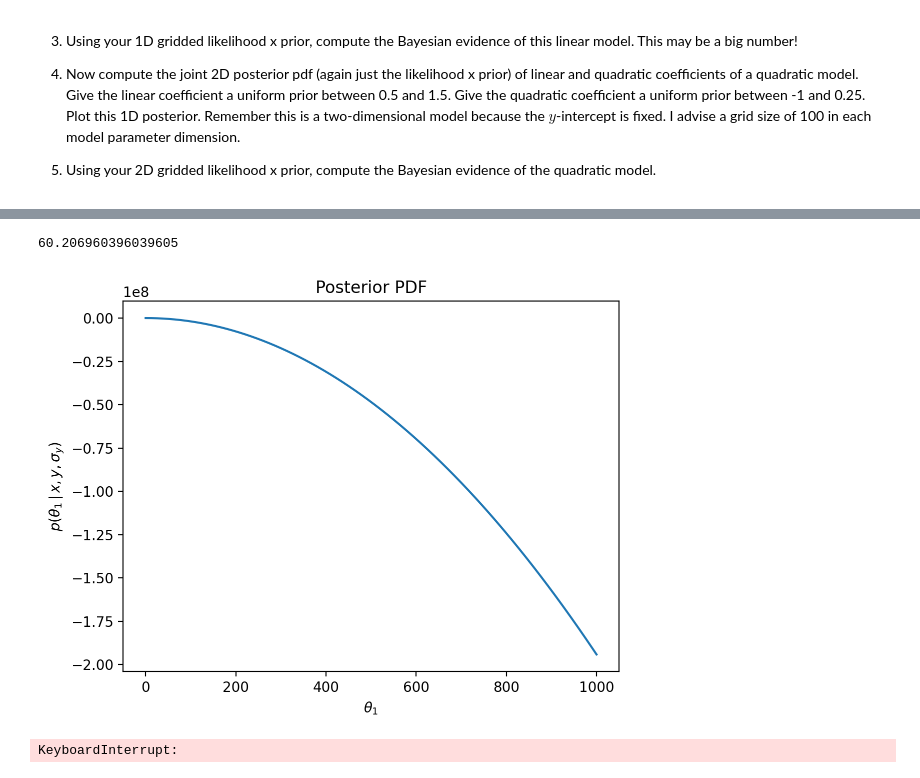
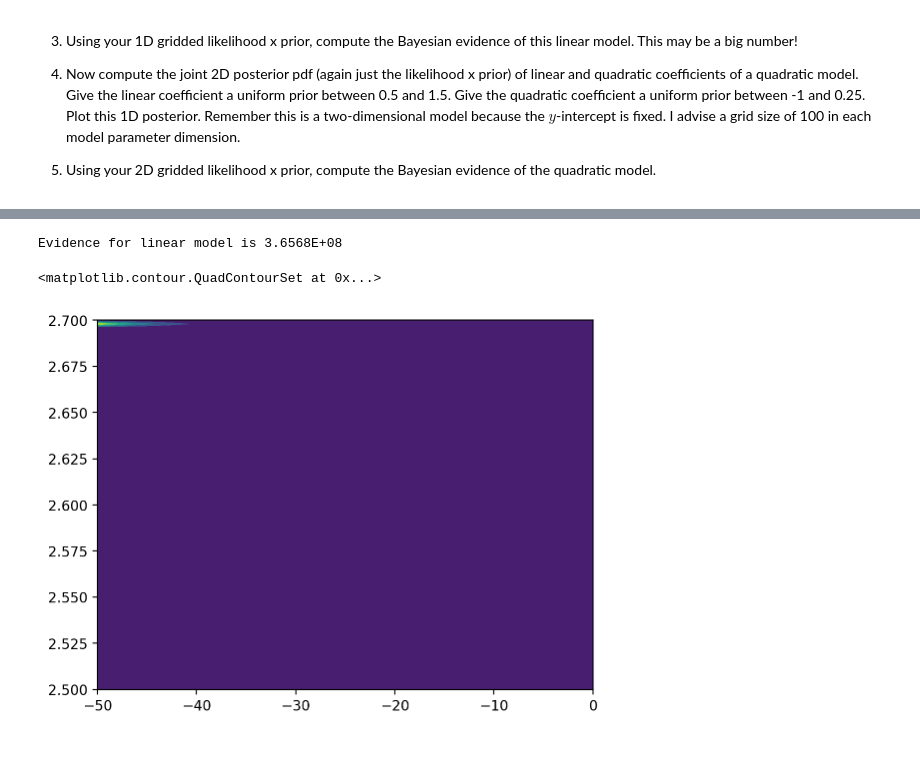
Before and after one commit to agupta-umiss/phys629-fall-2023, a Jupyter notebook: student_folders/arindam_sharma/phys629_f23_hw8_ArindamSharma.ipynb, the cells around one changed output, grey strips where cells are left out. Saved outputs shown, nothing was run; the diff lists cells and outputs as text; code cells hidden in the pictures; blank space fills up the shorter version.

```diff
--- a/student_folders/arindam_sharma/phys629_f23_hw8_ArindamSharma.ipynb
+++ b/student_folders/arindam_sharma/phys629_f23_hw8_ArindamSharma.ipynb
@@ -106,35 +109,32 @@ th1_arr[maxidx]
 # %%
 #2
-def lnLvec(th1_arr, data, model=polynomial_fit):
-    try:
-        lnL_arr = np.zeros(len(th1_arr))
-        for i, th1 in enumerate(th1_arr):
-            theta = (th0, th1)
-            lnL_arr[i] = logL(theta, data, model)
+# def lnLvec(th1_arr, data, model=polynomial_fit):
+#     try:
+#         lnL_arr = np.zeros(len(th1_arr))
+#         for i, th1 in enumerate(th1_arr):
+#             theta = (th0, th1)
+#             lnL_arr[i] = logL(theta, data, model)
 
-    except:
+#     except:
 
-        lnL_arr = logL(th1_arr, data, model)
+#         lnL_arr = logL(th1_arr, data, model)
 
-    return lnL_arr
+#     return lnL_arr
 
-def logpostvec(th1_arr):
-    res = lnLvec(th1_arr, data, model=polynomial_fit)  + np.log((prior1D(th1_arr)))
-    return res
+# def logpostvec(th1_arr):
+#     res = lnLvec(th1_arr, data, model=polynomial_fit)  + np.log((prior1D(th1_arr)))
+#     return res
 
-th1_arr = np.linspace(1e-3,1e3,10**4)
-logpost_arr = logpostvec(th1_arr)
+# th1_arr = np.linspace(1e-2,1e2,10**3)
+# logpost_arr = logpostvec(th1_arr)
 
-plt.plot(th1_arr, logpost_arr)
-plt.xlabel(r'$\theta_1$')
-plt.ylabel(r'$p (\theta_1 \,|\, x, y, \sigma_y)$')
-# plt.yscale('log')
-plt.title('Posterior PDF')
-maxidx = np.argsort(post_arr)[-1]
-th1_arr[maxidx]
+# plt.plot(th1_arr, logpost_arr)
+# plt.xlabel(r'$\theta_1$')
+# plt.ylabel(r'$p (\theta_1 \,|\, x, y, \sigma_y)$')
+# # plt.yscale('log')
+# plt.title('Posterior PDF')
+# maxidx = np.argsort(post_arr)[-1]
+# th1_arr[maxidx]
-# %% [output]
-60.206960396039605
-[figure, removed]
 # %%
 #3
 def intg(f, a, b, d=0.01, args=None):
@@ -151,7 +151,7 @@ def intg(f, a, b, d=0.01, args=None):
 # plt.loglog(x_arr, post2(x_arr))
 
 %timeit
-evidence = intg(postvec, -10**6, 10**6)
-print(evidence)
+evidence = intg(postvec, -50, 50)
+print('Evidence for linear model is {:.4E}'.format(evidence))
 # %% [output]
-KeyboardInterrupt:
+Evidence for linear model is 3.6568E+08
@@ -157,0 +186,29 @@ KeyboardInterrupt:
+# %%
+def p1():
+    return 1/(1.5-0.5)
+def p2():
+    return 1/(0.25 + 1)
+
+def post2D(th1_arr, th2_arr):
+    try:
+        p_mat = np.zeros((th1_arr.size, th2_arr.size))
+        for i in range(th1_arr.size):
+            for j in range(th2_arr.size):
+                theta = ( th0, th1_arr[i], th2_arr[j] )
+                p_mat[i,j] = L(theta, data) * p1() * p2()
+    except:
+        theta = ( th0, th1_arr, th2_arr )
+        p_mat = L(theta, data) * p1() * p2()
+
+    return p_mat
+
+
+th1_arr = np.linspace(-50,0, 100)
+th2_arr = np.linspace(2.5,2.7, 100)
+
+xx, yy = np.meshgrid(th1_arr, th2_arr)
+p2D = post2D(th1_arr, th2_arr)
+plt.contourf(xx, yy, p2D)
+# %% [output]
+<matplotlib.contour.QuadContourSet at 0x...>
+[figure, added]
```
Also changed, not shown: parts of 4 cells of this notebook.
